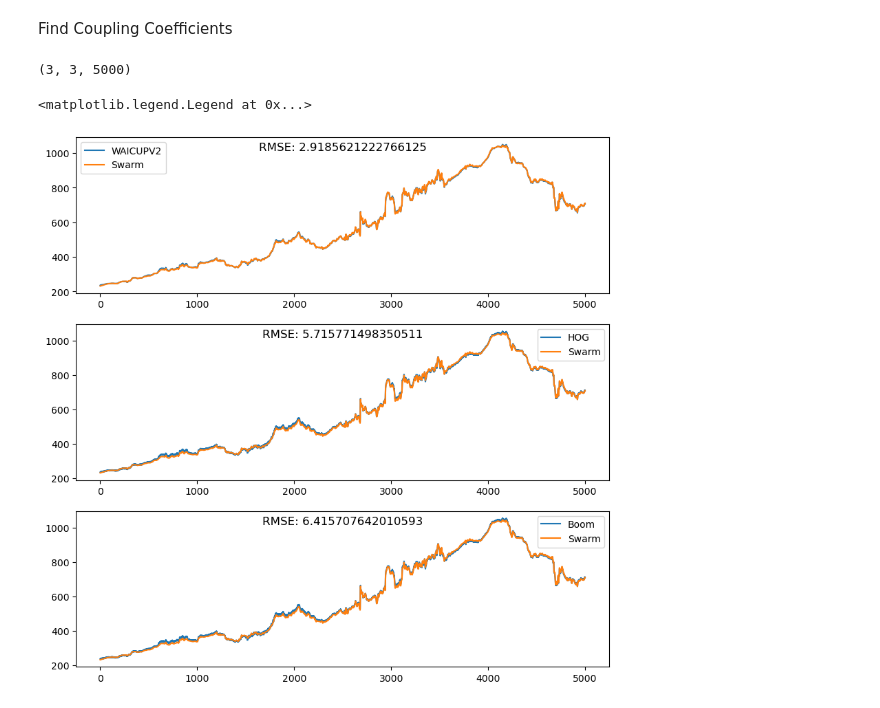
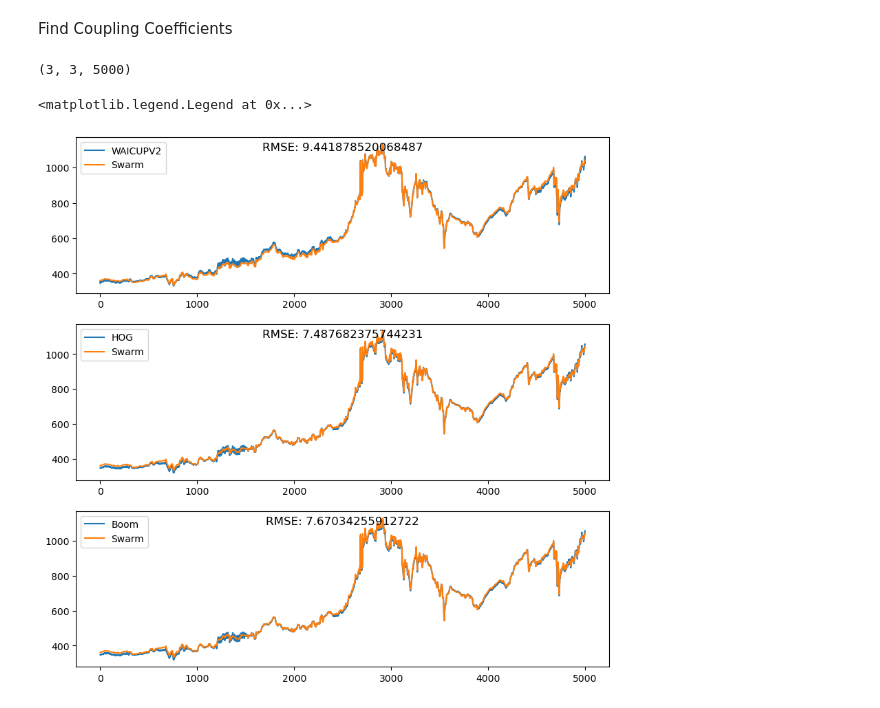
Before and after one commit to aphoffmann/MAGPRIME, a Jupyter notebook: magprime/WAICUPV2_test.ipynb, the cells around one changed output. Saved outputs shown, nothing was run; the diff lists cells and outputs as text; code cells hidden in the pictures.

```diff
--- a/magprime/WAICUPV2_test.ipynb
+++ b/magprime/WAICUPV2_test.ipynb
@@ -182,48 +182,47 @@ Find Coupling Coefficients
 # %%
 from algorithms import WAICUPV2, HOG
 import importlib
 importlib.reload(WAICUPV2)
 importlib.reload(HOG)
 
-B = createNoise(3)
+B = createNoise(5)
 print(B.shape)
 WAICUPV2.uf=400
 WAICUPV2.detrend = True
 WAICUPV2.weights = np.geomspace(100,.1,B.shape[0])
-WAICUPV2.gain_method = 'sheinker'
-WAICUPV2.order = 2
+WAICUPV2.gain_method = 'ramen'
+WAICUPV2.order = 3
 WAICUPV2.sspTol = 15
 
 result = WAICUPV2.clean(np.flip(np.copy(B), axis=0), triaxial=True)
 HOG.weights = np.geomspace(100,.1,B.shape[0])
-HOG.gain_method = 'sheinker'
-HOG.order = 2
+HOG.gain_method = 'ramen'
+HOG.order = 3
 result2 = HOG.clean(np.flip(np.copy(B), axis=0), triaxial=True)
-#plt.plot(Bsc1)
-#plt.plot(Bsc2)
 
-rmse_1 = np.sqrt(np.mean((result[0] - swarm[0])**2)).sum()
-rmse_2 = np.sqrt(np.mean((result2[0] - swarm[0])**2)).sum()
-rmse_boom = np.sqrt(np.mean((B[-1,0] - swarm[0])**2)).sum()
+
+rmse_1 = np.sqrt(np.mean((result[1] - swarm[1])**2)).sum()
+rmse_2 = np.sqrt(np.mean((result2[1] - swarm[1])**2)).sum()
+rmse_boom = np.sqrt(np.mean((B[-1,1] - swarm[1])**2)).sum()
 print()
 # Make 3,1 subplot and overlay swarm on each result. Set location of each title to within the plot
 fig, axs = plt.subplots(3, 1, figsize=(10, 10))
-axs[0].plot(result[0], label = 'WAICUPV2')
-axs[0].plot(swarm[0], label = 'Swarm')
+axs[0].plot(result[1], label = 'WAICUPV2')
+axs[0].plot(swarm[1], label = 'Swarm')
 axs[0].set_title('RMSE: ' + str(rmse_1), y=1.0, pad=-14)
 axs[0].legend()
-axs[1].plot(result2[0], label = 'HOG')
-axs[1].plot(swarm[0], label = 'Swarm')
+axs[1].plot(result2[1], label = 'HOG')
+axs[1].plot(swarm[1], label = 'Swarm')
 axs[1].set_title('RMSE: ' + str(rmse_2), y=1.0, pad=-14)
 axs[1].legend()
-axs[2].plot(B[-1,0], label = 'Boom')
-axs[2].plot(swarm[0], label = 'Swarm')
+axs[2].plot(B[-1,1], label = 'Boom')
+axs[2].plot(swarm[1], label = 'Swarm')
 axs[2].set_title('RMSE: ' + str(rmse_boom), y=1.0, pad=-14)
 axs[2].legend()
 # %% [output]
 (3, 3, 5000)
 <matplotlib.legend.Legend at 0x...>
-[figure, old version]
+[figure, new version]
 # %%
 fig, ax = plt.subplots(1,1, figsize=(8,5))
 
```
Also changed, not shown: parts of 1 cell of this notebook.
